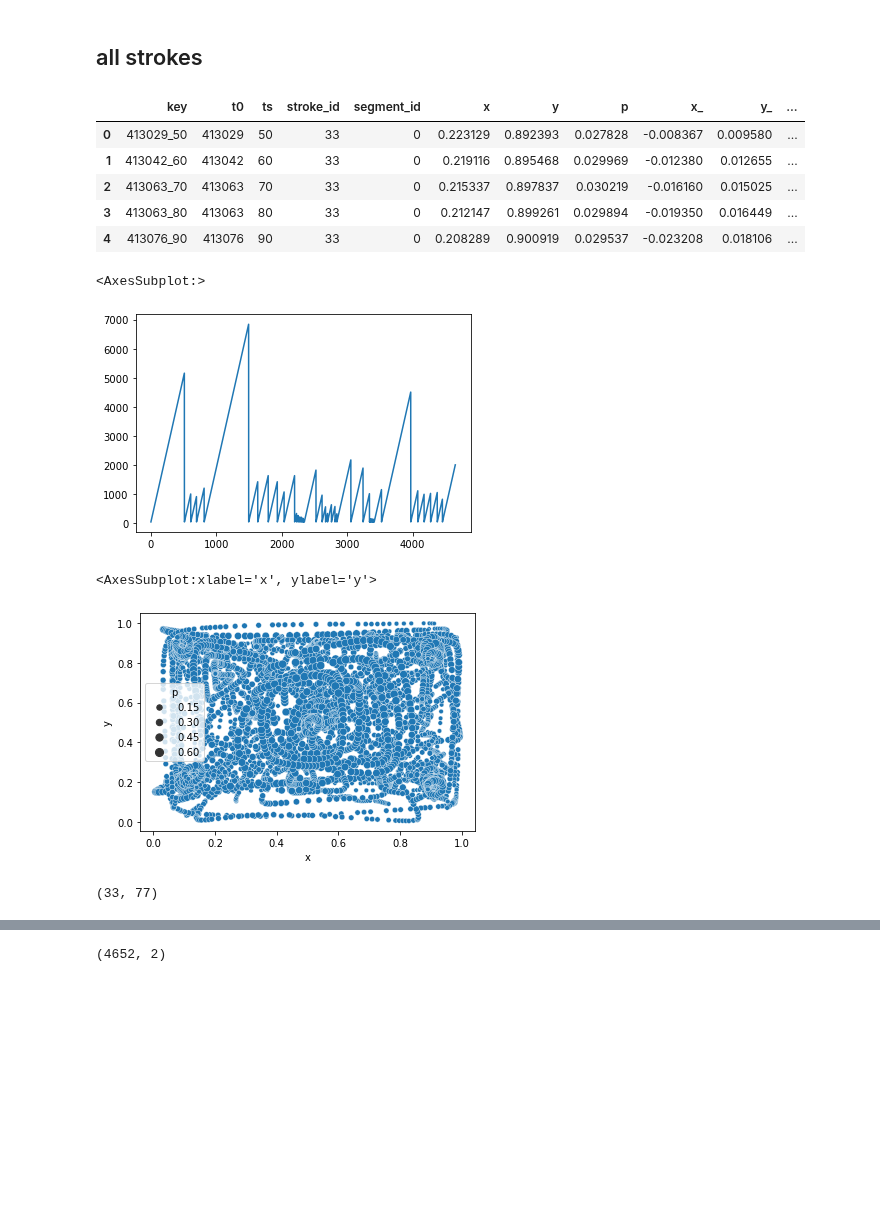
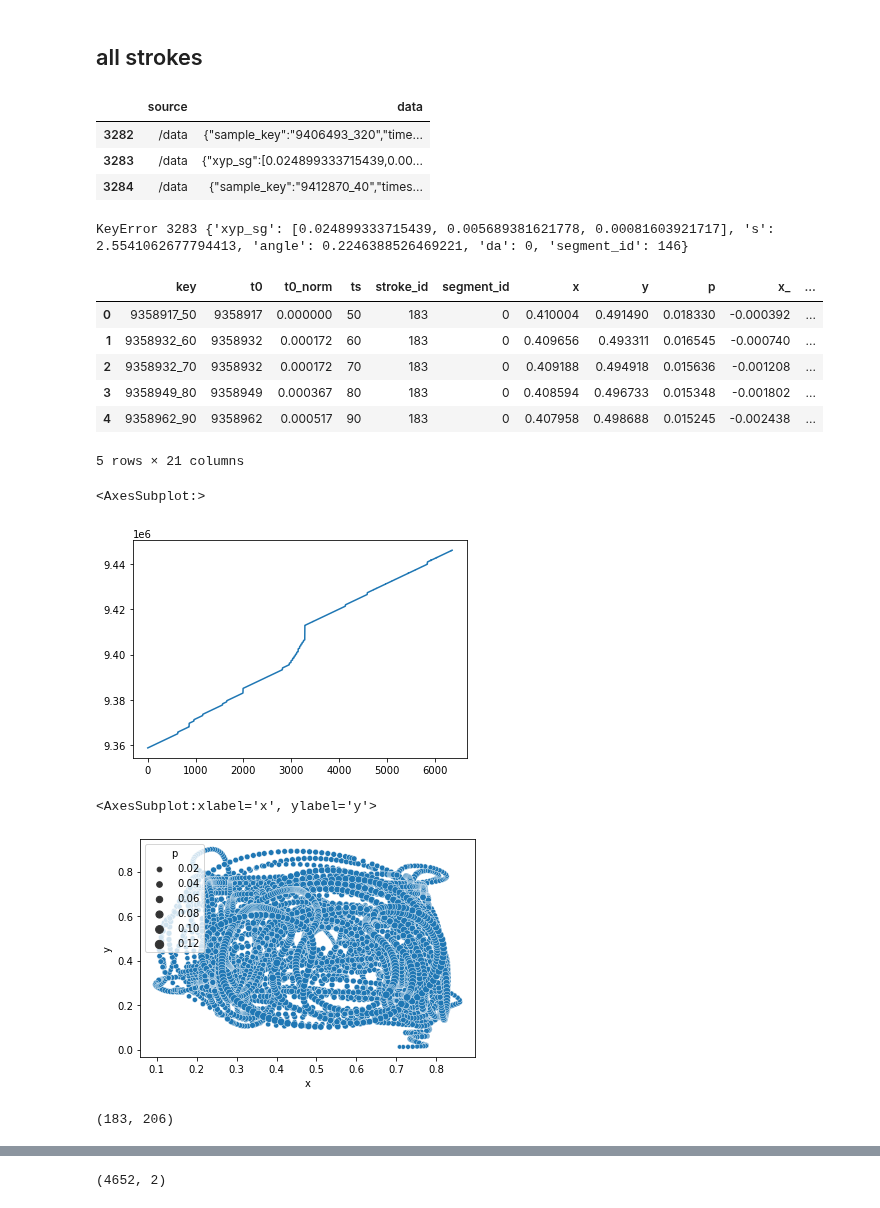
Before and after one commit to ircam-ismm/nime2022-elicitation-demo, a Jupyter notebook: notebooks/processing.ipynb, the cells around one changed output, grey strips where cells are left out. Cells and saved outputs as stored; diff of their text form; code cells hidden in the pictures; blank space fills up the shorter version.

Commit message:
new data file

```diff
--- a/notebooks/processing.ipynb
+++ b/notebooks/processing.ipynb
@@ -7,41 +7,52 @@ import processing
 processing = reload(processing)
 # %%
 # filename = "../data/user/data_04052022_143527.csv"
-filename = "../data/user/data_04052022_170752.csv"
+# filename = "../data/user/data_04052022_170752.csv"
+filename = "../data/user/data_05052022_182742.csv"
 # %% [markdown]
 ## all strokes
 # %%
 data = pd.read_csv(filename, index_col=0)
 data.columns = ['source', 'data']
+# %%
+data.iloc[3282:3285]
+# %% [output]
+|  | source | data |
+| 3282 | /data | {"sample_key":"9406493_320","time... |
+| 3283 | /data | {"xyp_sg":[0.024899333715439,0.00... |
+| 3284 | /data | {"sample_key":"9412870_40","times... |
 # %%
-data_df = processing.format_data(data)
+data_df = utils.format_from_df(data)
+# %% [output]
+KeyError 3283 {'xyp_sg': [0.024899333715439, 0.005689381621778, 0.00081603921717], 's': 2.5541062677794413, 'angle': 0.2246388526469221, 'da': 0, 'segment_id': 146}
 # %%
 data_df.head()
 # %% [output]
-|  | key | t0 | ts | stroke_id | segment_id | x | y | p | x_ | y_ | ... |
-| 0 | 413029_50 | 413029 | 50 | 33 | 0 | 0.223129 | 0.892393 | 0.027828 | -0.008367 | 0.009580 | ... |
-| 1 | 413042_60 | 413042 | 60 | 33 | 0 | 0.219116 | 0.895468 | 0.029969 | -0.012380 | 0.012655 | ... |
-| 2 | 413063_70 | 413063 | 70 | 33 | 0 | 0.215337 | 0.897837 | 0.030219 | -0.016160 | 0.015025 | ... |
-| 3 | 413063_80 | 413063 | 80 | 33 | 0 | 0.212147 | 0.899261 | 0.029894 | -0.019350 | 0.016449 | ... |
-| 4 | 413076_90 | 413076 | 90 | 33 | 0 | 0.208289 | 0.900919 | 0.029537 | -0.023208 | 0.018106 | ... |
+|  | key | t0 | t0_norm | ts | stroke_id | segment_id | x | y | p | x_ | ... |
+| 0 | 9358917_50 | 9358917 | 0.000000 | 50 | 183 | 0 | 0.410004 | 0.491490 | 0.018330 | -0.000392 | ... |
+| 1 | 9358932_60 | 9358932 | 0.000172 | 60 | 183 | 0 | 0.409656 | 0.493311 | 0.016545 | -0.000740 | ... |
+| 2 | 9358932_70 | 9358932 | 0.000172 | 70 | 183 | 0 | 0.409188 | 0.494918 | 0.015636 | -0.001208 | ... |
+| 3 | 9358949_80 | 9358949 | 0.000367 | 80 | 183 | 0 | 0.408594 | 0.496733 | 0.015348 | -0.001802 | ... |
+| 4 | 9358962_90 | 9358962 | 0.000517 | 90 | 183 | 0 | 0.407958 | 0.498688 | 0.015245 | -0.002438 | ... |
+5 rows × 21 columns
 # %%
 # data['timestamp'].plot()
-data_df['ts'].plot()
+data_df['t0'].plot()
 # %% [output]
 <AxesSubplot:>
-[figure, old version]
+[figure, new version]
 # %%
 import seaborn as sns
 # %%
 sns.scatterplot(data=data_df, x='x', y='y', size='p')
 # %% [output]
 <AxesSubplot:xlabel='x', ylabel='y'>
-[figure, old version]
+[figure, new version]
 # %%
 stroke_id_list = list(set(data_df['stroke_id']))
 min(stroke_id_list), max(stroke_id_list)
 # %% [output]
-(33, 77)
+(183, 206)
 # %%
 sns.scatterplot(data=data_df, x='x', y='y', size='p', hue='stroke_id', palette='tab10', legend=False)
 # %% [output]
```
Also changed, not shown: parts of 1 cell of this notebook, 1 other file.
